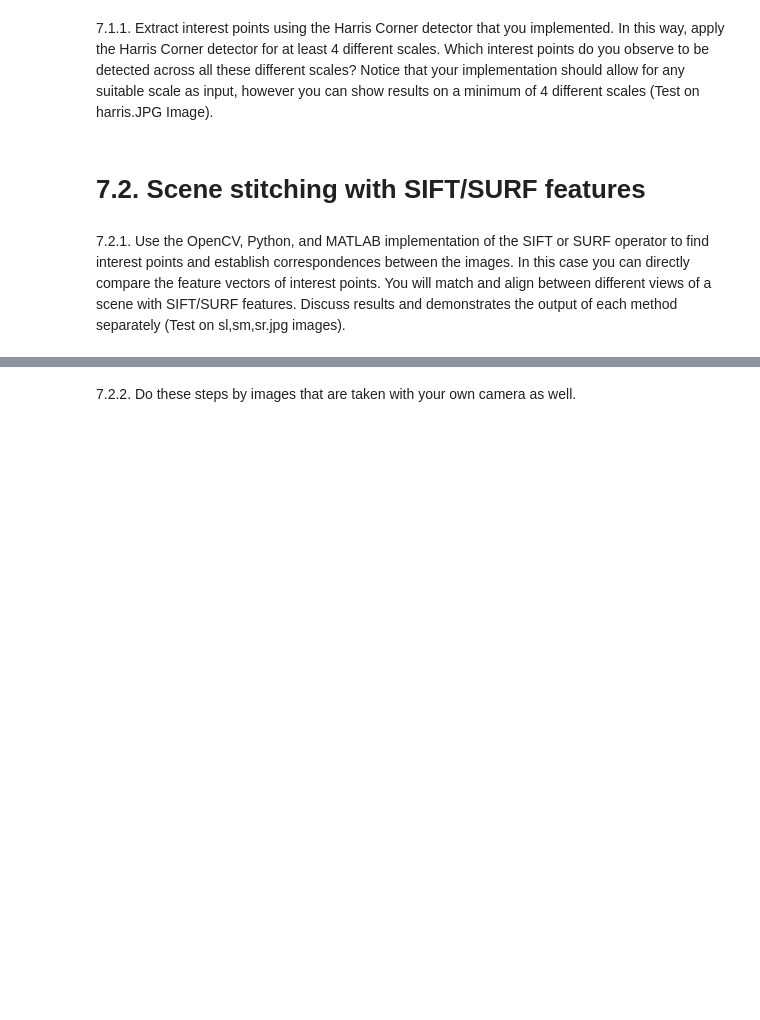
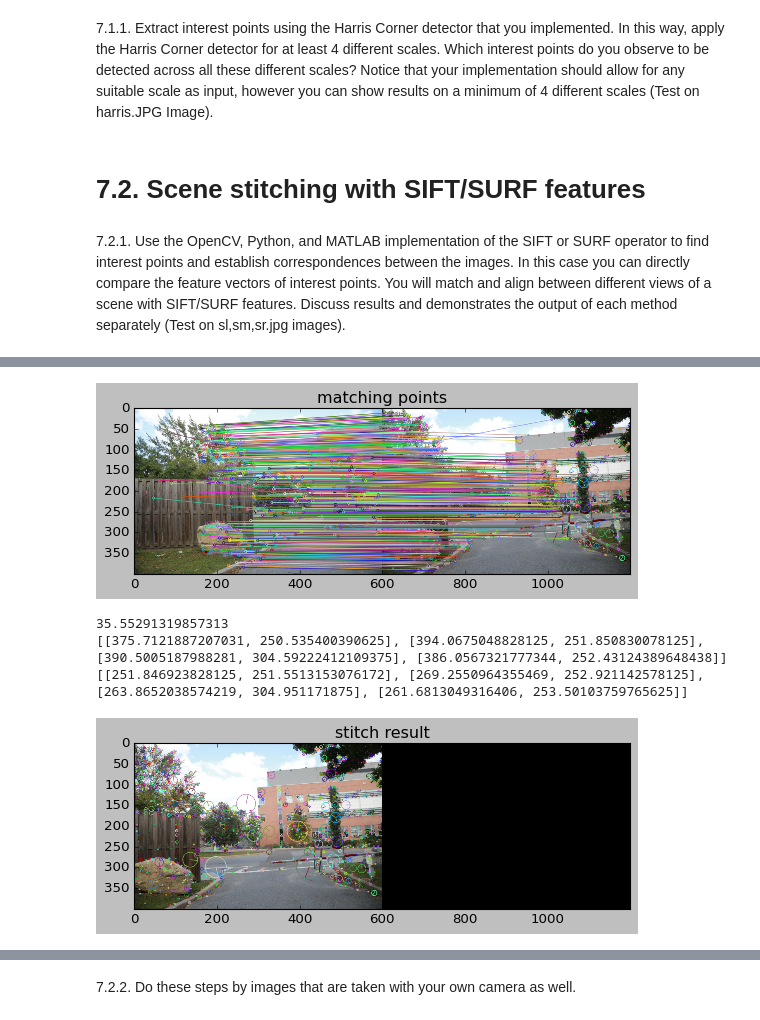
Before and after one commit to TahaTabatabaei/computer-vision, a Jupyter notebook: hw7/main.ipynb, the cells around one changed output, grey strips where cells are left out. Drawn from its saved outputs; the diff is of its cells as text; code cells hidden in the pictures; blank space fills up the shorter version.

```diff
--- a/hw7/main.ipynb
+++ b/hw7/main.ipynb
@@ -60 +63,33 @@ plt.imshow(img)
+# %%
+# find similar interest points of sl and sm
+good_matches , matches1to2 , mGoodTuple = BruteForceMatcher(sl_desc,sm_desc)
+
+# match similar interest points of sl and sm, show them on image
+sl_sm = cv2.drawMatchesKnn(sl,sl_kp,sm,sm_kp,matches1to2,None,flags=cv2.DrawMatchesFlags_NOT_DRAW_SINGLE_POINTS)
+plt.imshow(sl_sm)
+plt.title('matching points')
+plt.show()
+
+# compute similarity percent of sl and sm
+print(howSimilar(sl_kp,sm_kp,good_matches))
+
+pts_left , pts_right = stitch(good_matches,sl_kp,sm_kp,sl,sm)
+M = homography(mGoodTuple, pts_left, pts_right)
+
+# if the match is None, then there aren't enough matched
+# keypoints to create a panorama
+if M is not None:
+    (H , status) = M
+    # return None
+
+    result = st(sl,sm,H)
+    plt.imshow(result)
+    plt.title('stitch result')
+    plt.show()
+# %% [output]
+[figure, added]
+35.55291319857313
+[[375.7121887207031, 250.535400390625], [394.0675048828125, 251.850830078125], [390.5005187988281, 304.59222412109375], [386.0567321777344, 252.43124389648438]]
+[[251.846923828125, 251.5513153076172], [269.2550964355469, 252.921142578125], [263.8652038574219, 304.951171875], [261.6813049316406, 253.50103759765625]]
+[figure, added]
 # %%
```
Also changed, not shown: parts of 7 cells of this notebook, 1 other file.
